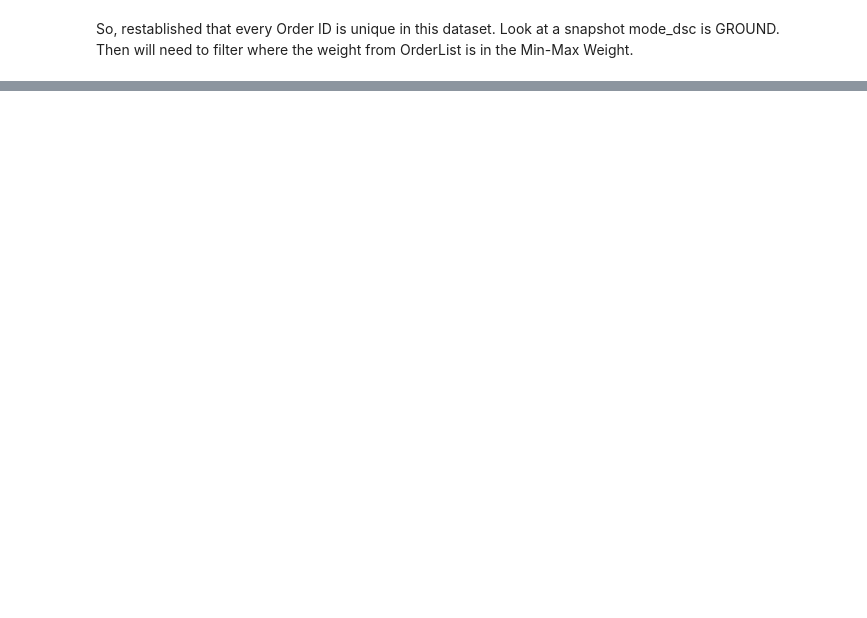
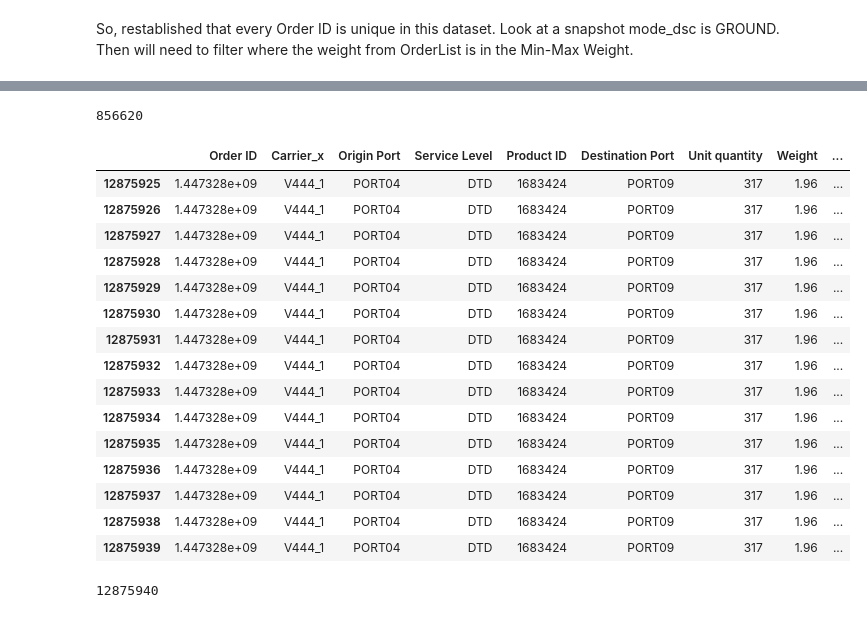
Before and after one commit to bravo-joe/supply-chain-optimization, a Jupyter notebook: notebooks/prototype_notebook.ipynb, the cells around one changed output, grey strips where cells are left out. Cells and saved outputs as stored; diff of their text form; code cells hidden in the pictures; blank space fills up the shorter version.

Commit message:
Section 5 of the notebook, retrying joins

```diff
--- a/notebooks/prototype_notebook.ipynb
+++ b/notebooks/prototype_notebook.ipynb
@@ -776,0 +881,3 @@ So, restablished that every Order ID is unique in this dataset. Look at a snapsh
+# %%
+df3 = order_list[order_list["Service Level"] != 'CRF']
+df3.head(10)
@@ -776,0 +903,12 @@ So, restablished that every Order ID is unique in this dataset. Look at a snapsh
+# %%
+raw_data_2 = df3[[
+    'Order ID',
+    'Carrier',
+    'Origin Port',
+    'Service Level',
+    'Product ID',
+    'Destination Port',
+    'Unit quantity',
+    'Weight'
+]]
+raw_data_2.head()
@@ -776,0 +1107,2 @@ So, restablished that every Order ID is unique in this dataset. Look at a snapsh
+# %%
+joined_df = raw_data_2.join(freight_rates.set_index('Carrier'), on=["Carrier"], how='inner')
@@ -776,0 +1123,29 @@ So, restablished that every Order ID is unique in this dataset. Look at a snapsh
+# %%
+len(joined_df)
+# %% [output]
+856620
+# %%
+merged_df = pd.merge(raw_data_2, freight_rates, how='cross')
+# %%
+merged_df.tail(15)
+# %% [output]
+|  | Order ID | Carrier_x | Origin Port | Service Level | Product ID | Destination Port | Unit quantity | Weight | ... |
+| 12875925 | 1.447328e+09 | V444_1 | PORT04 | DTD | 1683424 | PORT09 | 317 | 1.96 | ... |
+| 12875926 | 1.447328e+09 | V444_1 | PORT04 | DTD | 1683424 | PORT09 | 317 | 1.96 | ... |
+| 12875927 | 1.447328e+09 | V444_1 | PORT04 | DTD | 1683424 | PORT09 | 317 | 1.96 | ... |
+| 12875928 | 1.447328e+09 | V444_1 | PORT04 | DTD | 1683424 | PORT09 | 317 | 1.96 | ... |
+| 12875929 | 1.447328e+09 | V444_1 | PORT04 | DTD | 1683424 | PORT09 | 317 | 1.96 | ... |
+| 12875930 | 1.447328e+09 | V444_1 | PORT04 | DTD | 1683424 | PORT09 | 317 | 1.96 | ... |
+| 12875931 | 1.447328e+09 | V444_1 | PORT04 | DTD | 1683424 | PORT09 | 317 | 1.96 | ... |
+| 12875932 | 1.447328e+09 | V444_1 | PORT04 | DTD | 1683424 | PORT09 | 317 | 1.96 | ... |
+| 12875933 | 1.447328e+09 | V444_1 | PORT04 | DTD | 1683424 | PORT09 | 317 | 1.96 | ... |
+| 12875934 | 1.447328e+09 | V444_1 | PORT04 | DTD | 1683424 | PORT09 | 317 | 1.96 | ... |
+| 12875935 | 1.447328e+09 | V444_1 | PORT04 | DTD | 1683424 | PORT09 | 317 | 1.96 | ... |
+| 12875936 | 1.447328e+09 | V444_1 | PORT04 | DTD | 1683424 | PORT09 | 317 | 1.96 | ... |
+| 12875937 | 1.447328e+09 | V444_1 | PORT04 | DTD | 1683424 | PORT09 | 317 | 1.96 | ... |
+| 12875938 | 1.447328e+09 | V444_1 | PORT04 | DTD | 1683424 | PORT09 | 317 | 1.96 | ... |
+| 12875939 | 1.447328e+09 | V444_1 | PORT04 | DTD | 1683424 | PORT09 | 317 | 1.96 | ... |
+# %%
+len(merged_df)
+# %% [output]
+12875940
```
Also changed, not shown: parts of 119 cells of this notebook.
